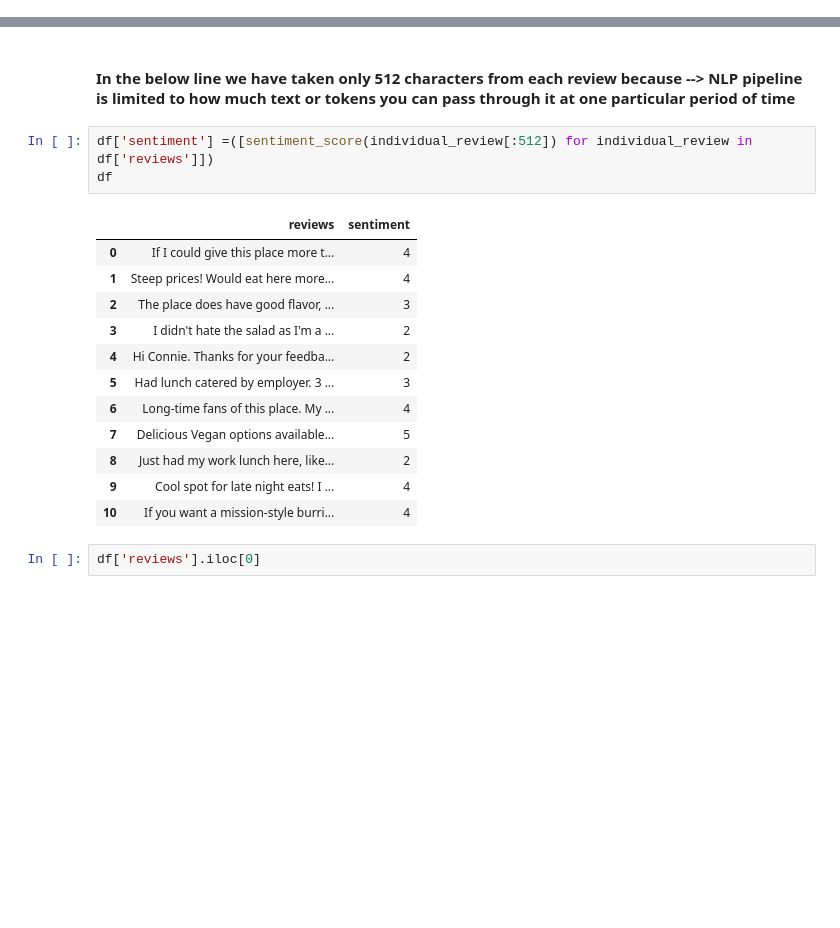
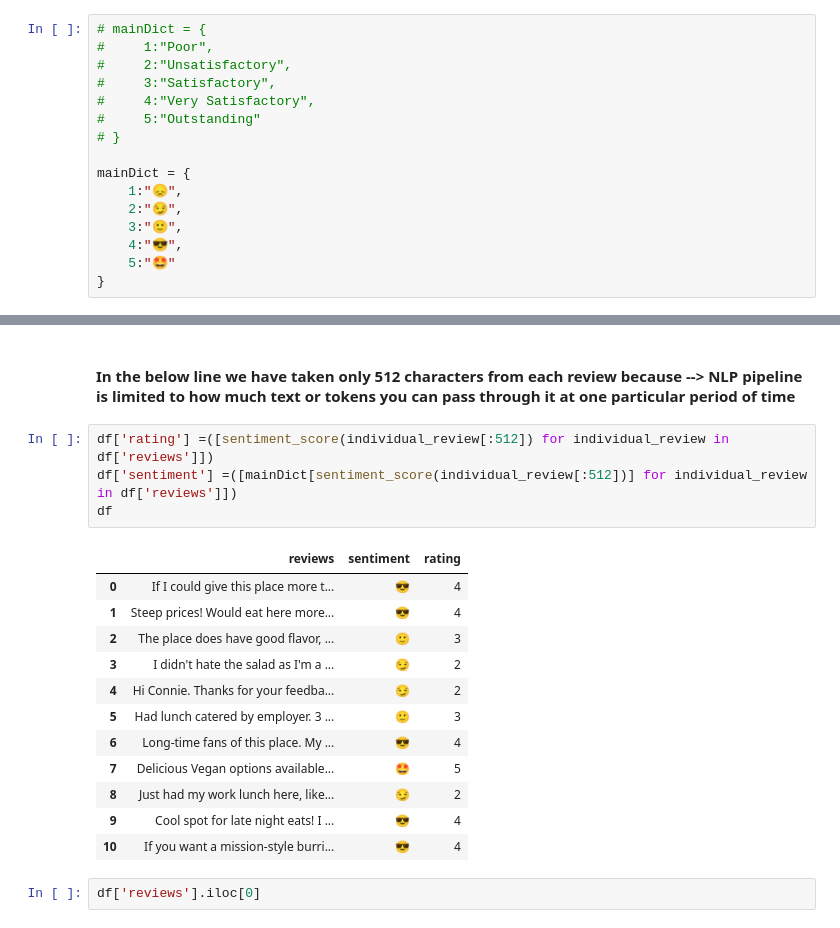
Before and after one commit to ankitpakhale/NLPSentimentAnalysis, a Jupyter notebook: NLPSentimentAnalysis.ipynb, the cells around one changed output, grey strips where cells are left out. Cells and saved outputs as stored; diff of their text form; blank space fills up the shorter version.

```diff
--- a/NLPSentimentAnalysis.ipynb
+++ b/NLPSentimentAnalysis.ipynb
@@ -11,3 +15,19 @@ import numpy as np
+# %%
+# mainDict = {
+#     1:"Poor",
+#     2:"Unsatisfactory",
+#     3:"Satisfactory",
+#     4:"Very Satisfactory",
+#     5:"Outstanding"
+# }
+
+mainDict = {
+    1:"😞",
+    2:"😏",
+    3:"🙂",
+    4:"😎",
+    5:"🤩"
+}
 # %% [markdown]
 ### Instantiate Model
 # %%
@@ -104,21 +124,22 @@ for i in df['reviews']:
 # %% [markdown]
 #### In the below line we have taken only 512 characters from each review because --> NLP pipeline is limited to how much text or tokens you can pass through it at one particular period of time
 # %%
-df['sentiment'] =([sentiment_score(individual_review[:512]) for individual_review in df['reviews']])
+df['rating'] =([sentiment_score(individual_review[:512]) for individual_review in df['reviews']])
+df['sentiment'] =([mainDict[sentiment_score(individual_review[:512])] for individual_review in df['reviews']])
 df
 # %% [output]
-|  | reviews | sentiment |
-| 0 | If I could give this place more t... | 4 |
-| 1 | Steep prices! Would eat here more... | 4 |
-| 2 | The place does have good flavor, ... | 3 |
-| 3 | I didn't hate the salad as I'm a ... | 2 |
-| 4 | Hi Connie. Thanks for your feedba... | 2 |
-| 5 | Had lunch catered by employer. 3 ... | 3 |
-| 6 | Long-time fans of this place. My ... | 4 |
-| 7 | Delicious Vegan options available... | 5 |
-| 8 | Just had my work lunch here, like... | 2 |
-| 9 | Cool spot for late night eats! I ... | 4 |
-| 10 | If you want a mission-style burri... | 4 |
+|  | reviews | sentiment | rating |
+| 0 | If I could give this place more t... | 😎 | 4 |
+| 1 | Steep prices! Would eat here more... | 😎 | 4 |
+| 2 | The place does have good flavor, ... | 🙂 | 3 |
+| 3 | I didn't hate the salad as I'm a ... | 😏 | 2 |
+| 4 | Hi Connie. Thanks for your feedba... | 😏 | 2 |
+| 5 | Had lunch catered by employer. 3 ... | 🙂 | 3 |
+| 6 | Long-time fans of this place. My ... | 😎 | 4 |
+| 7 | Delicious Vegan options available... | 🤩 | 5 |
+| 8 | Just had my work lunch here, like... | 😏 | 2 |
+| 9 | Cool spot for late night eats! I ... | 😎 | 4 |
+| 10 | If you want a mission-style burri... | 😎 | 4 |
 # %%
 df['reviews'].iloc[0]
 # %% [output]
```
Also changed, not shown: parts of 3 cells of this notebook.
